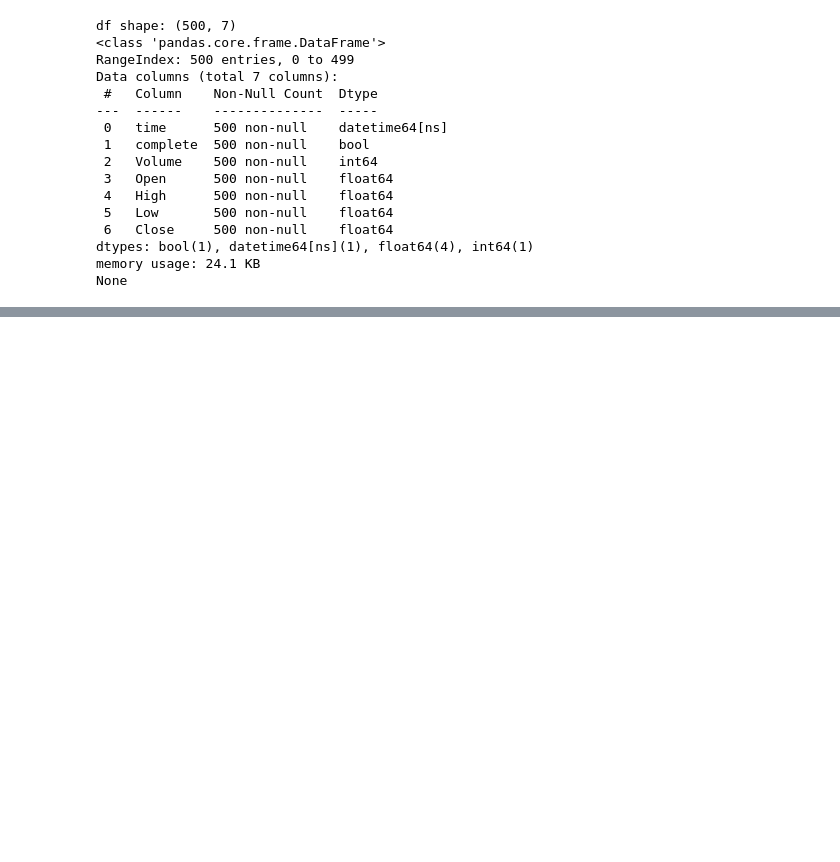
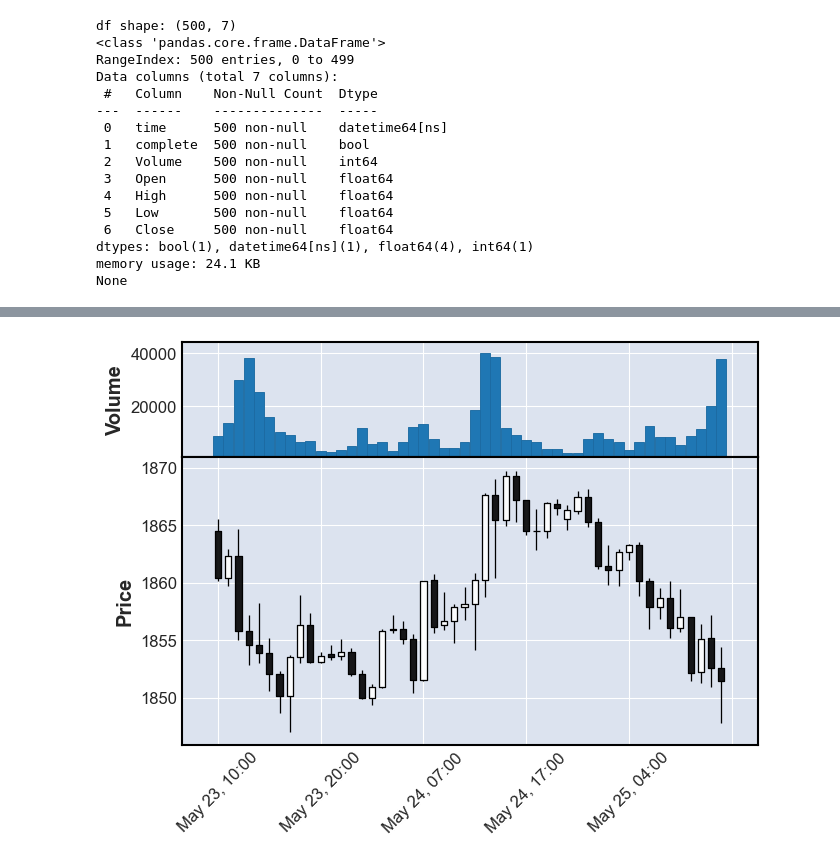
Before and after one commit to ongzhixian/BasicOandaApp, a Jupyter notebook: NoteBooks/ExploreMpl.ipynb, the cells around one changed output, grey strips where cells are left out. Drawn from its saved outputs; the diff is of its cells as text; code cells hidden in the pictures; blank space fills up the shorter version.

```diff
--- a/NoteBooks/ExploreMpl.ipynb
+++ b/NoteBooks/ExploreMpl.ipynb
@@ -100,0 +138,4 @@ mpf.plot(dfx, type='line',
+# %%
+mpf.plot(dfx,type='candle',volume=True,main_panel=1,volume_panel=0)
+# %% [output]
+[figure, added]
```
Also changed, not shown: parts of 6 cells of this notebook.
